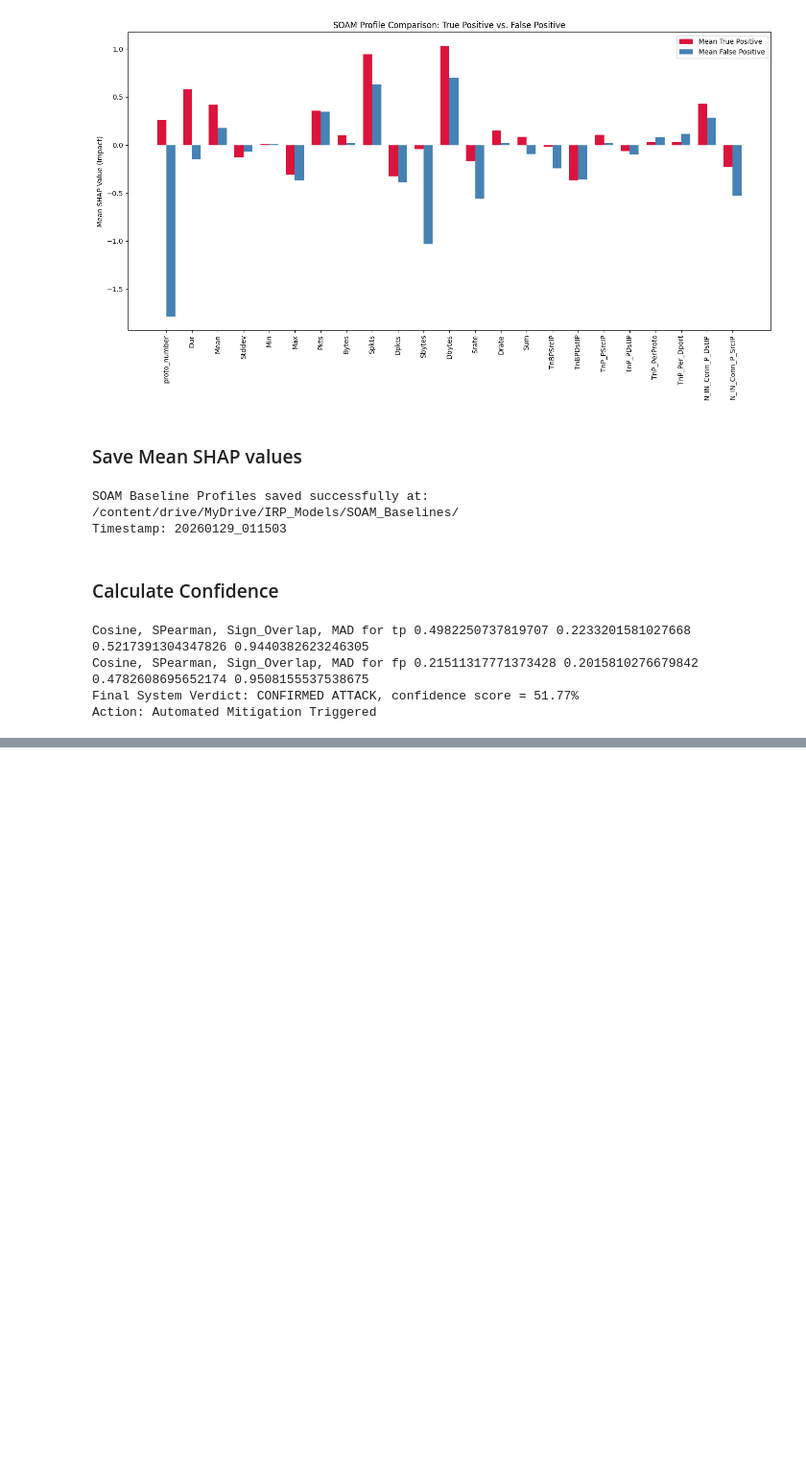
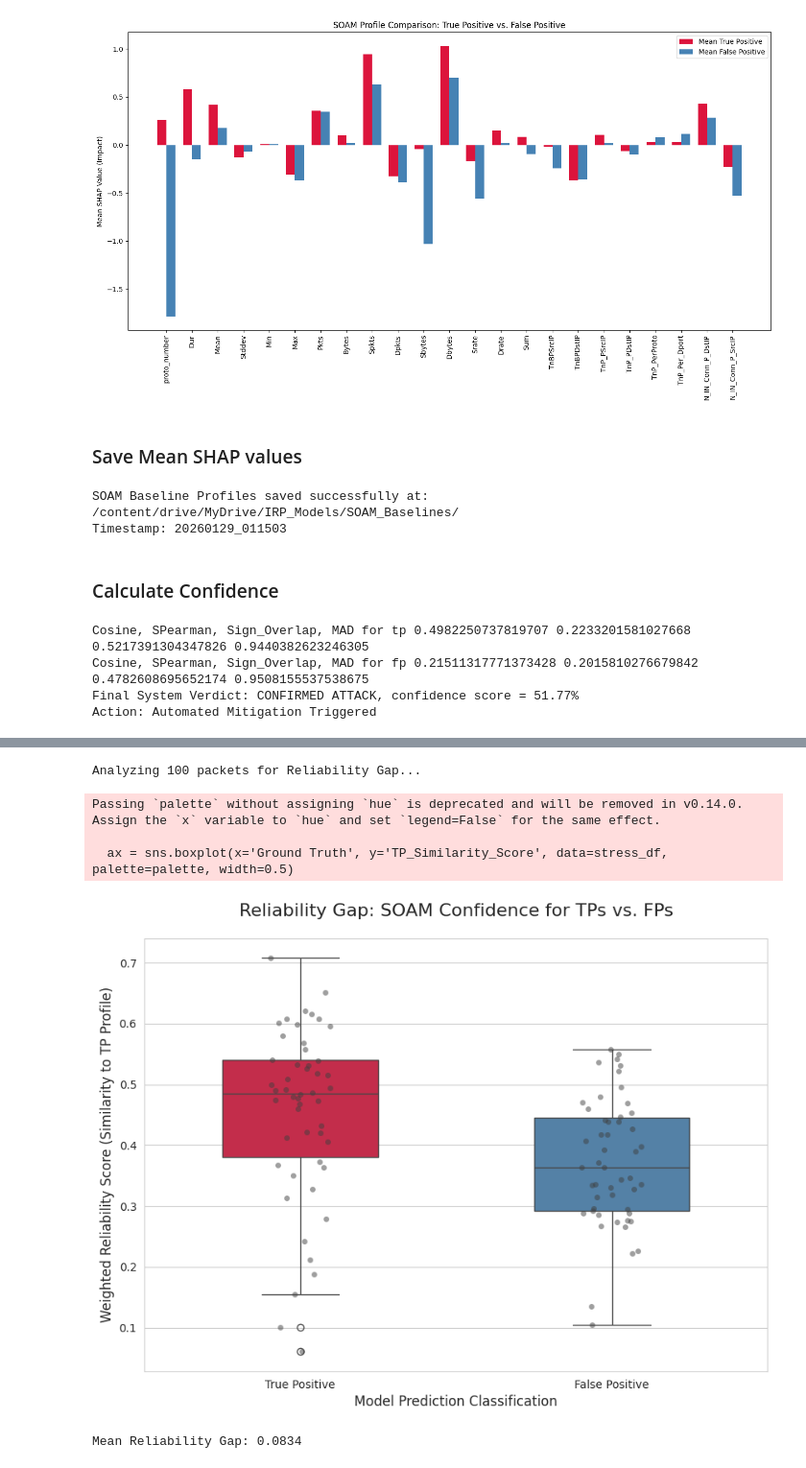
Before and after one commit to MohHaroon/XAI-based-ZSL-for-IIDS, a Jupyter notebook: ZSAL_and_SOAM.ipynb, the cells around one changed output, grey strips where cells are left out. Shown at 96% size. Drawn from its saved outputs; the diff is of its cells as text; code cells hidden in the pictures; blank space fills up the shorter version.

Commit message:
Should add the confidence response column to the automated test.

```diff
--- a/ZSAL_and_SOAM.ipynb
+++ b/ZSAL_and_SOAM.ipynb
@@ -346,0 +426,59 @@ Action: Automated Mitigation Triggered
+# %%
+import matplotlib.pyplot as plt
+import seaborn as sns
+import pandas as pd
+import numpy as np
+
+# 1. Select 50 TPs and 50 FPs from the Test Set
+test_preds = loaded_cat.predict(X_test)
+tp_indices = np.where((test_preds == 1) & (y_test == 1))[0][:50]
+fp_indices = np.where((test_preds == 1) & (y_test == 0))[0][:50]
+
+all_test_indices = np.concatenate([tp_indices, fp_indices])
+stress_results = []
+
+print("Analyzing 100 packets for Reliability Gap...")
+
+# 2. Automated Loop for Metrics
+for idx in all_test_indices:
+    instance = X_test.iloc[idx:idx+1]
+    # Use the existing explainer and profiles
+    instance_shap = explainer.shap_values(instance)[0]
+
+    # Calculate Similarity to 'Gold Standard' TP Profile
+    tp_metrics = calculate_weighted_soam(instance_shap, tp_mean_profile)
+
+    stress_results.append({
+        'Ground Truth': 'True Positive' if idx in tp_indices else 'False Positive',
+        'TP_Similarity_Score': tp_metrics['Weighted_Reliability']
+    })
+
+stress_df = pd.DataFrame(stress_results)
+
+# 3. Create the Visualization
+plt.figure(figsize=(10, 7))
+sns.set_style("whitegrid")
+palette = {"True Positive": "crimson", "False Positive": "steelblue"}
+
+ax = sns.boxplot(x='Ground Truth', y='TP_Similarity_Score', data=stress_df, palette=palette, width=0.5)
+sns.stripplot(x='Ground Truth', y='TP_Similarity_Score', data=stress_df, color=".25", alpha=0.5)
+
+plt.title('Reliability Gap: SOAM Confidence for TPs vs. FPs', fontsize=16, pad=20)
+plt.ylabel('Weighted Reliability Score (Similarity to TP Profile)', fontsize=12)
+plt.xlabel('Model Prediction Classification', fontsize=12)
+
+# Save for your final report
+plt.savefig('SOAM_Reliability_Gap.png', dpi=300)
+plt.show()
+
+# Print the Mean Gap for your Results section
+mean_tp = stress_df[stress_df['Ground Truth'] == 'True Positive']['TP_Similarity_Score'].mean()
+mean_fp = stress_df[stress_df['Ground Truth'] == 'False Positive']['TP_Similarity_Score'].mean()
+print(f"Mean Reliability Gap: {mean_tp - mean_fp:.4f}")
+# %% [output]
+Analyzing 100 packets for Reliability Gap...
+Passing `palette` without assigning `hue` is deprecated and will be removed in v0.14.0. Assign the `x` variable to `hue` and set `legend=False` for the same effect.
+
+  ax = sns.boxplot(x='Ground Truth', y='TP_Similarity_Score', data=stress_df, palette=palette, width=0.5)
+[figure, added]
+Mean Reliability Gap: 0.0834
```
Also changed, not shown: parts of 1 cell of this notebook.
